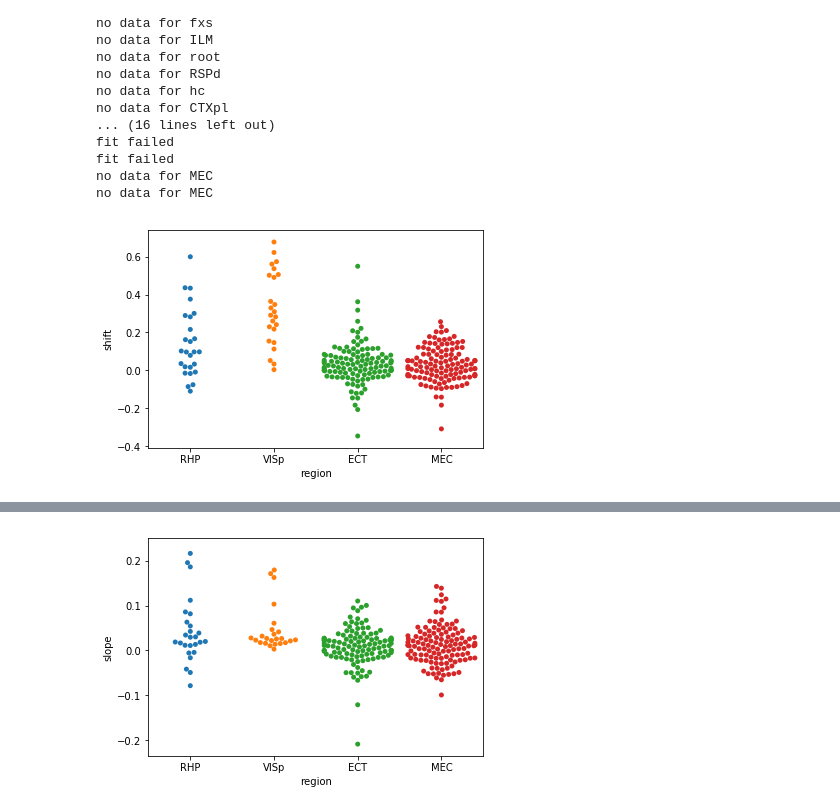
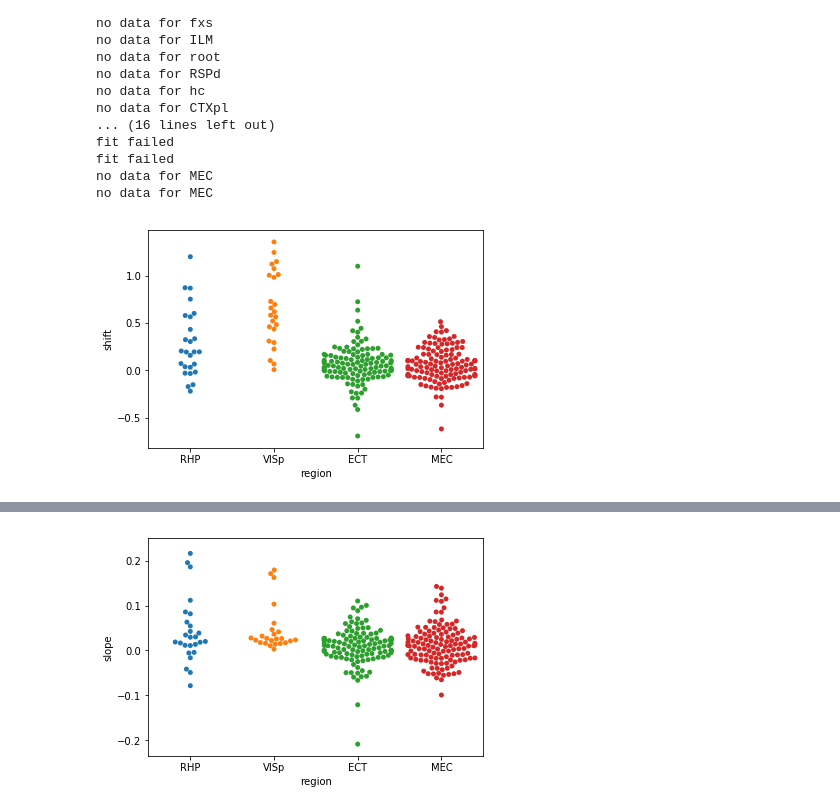
Before and after one commit to GiocomoLab/AlexA_Library, a Jupyter notebook: NP_python/xcorr_speed_quant.ipynb, the cells around one changed output, grey strips where cells are left out. Drawn from its saved outputs; the diff is of its cells as text; code cells hidden in the pictures.

```diff
--- a/NP_python/xcorr_speed_quant.ipynb
+++ b/NP_python/xcorr_speed_quant.ipynb
@@ -314,8 +264,8 @@ region_delays_name=np.array(reg)
 # %%
 idx =  [True if (x == 'MEC' or x=='VISp' or x=='ECT' or x=='RHP') else False for x in region_delays_name]
 #rr =  [x for i, x in enumerate(region_delays_name) if (x == 'MEC' or x=='VISp')]
-dataset = pd.DataFrame({'region': region_delays_name[idx],'shift':region_delays_mean[idx],'slope':region_delays_slope[idx]})
+dataset = pd.DataFrame({'region': region_delays_name[idx],'shift':region_delays_mean[idx]*2,'slope':region_delays_slope[idx]})
 #ax1 = sns.violinplot(x="region", y="shift", data=dataset,inner=None)
 ax2 = sns.swarmplot(x="region", y="shift", data=dataset, edgecolor="black")
 # %% [output]
-[figure, old version]
+[figure, new version]
```
Also changed, not shown: parts of 3 cells of this notebook, 32 other files.
